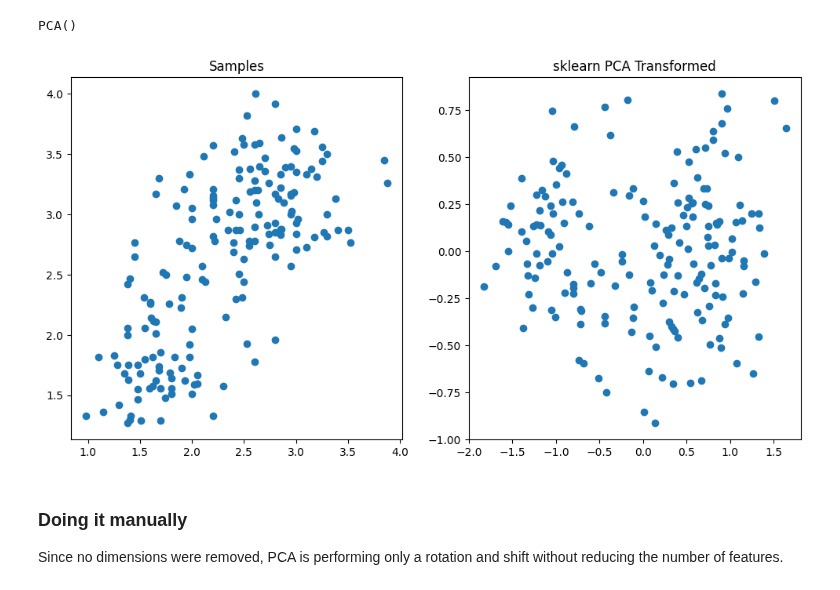
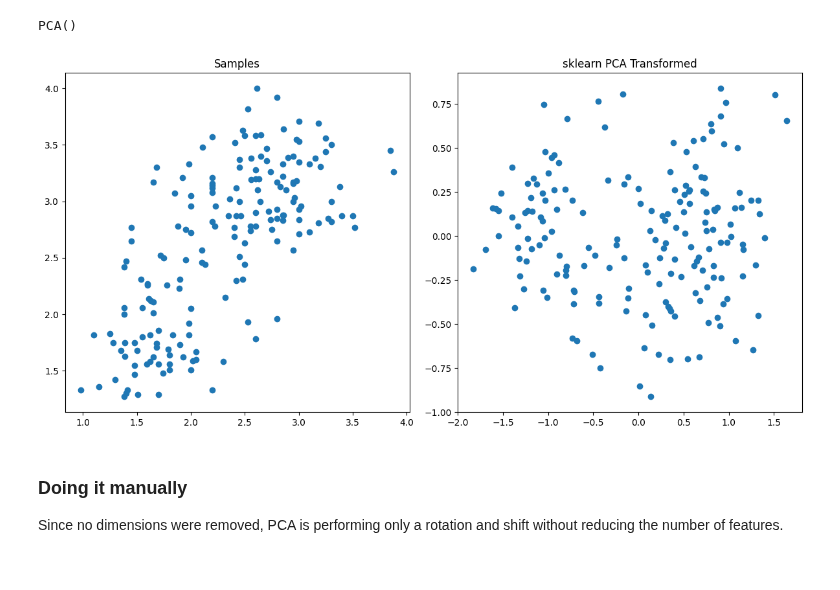
Before and after one commit to PaulToronto/DataCamp-Track---Machine-Learning-Scientist-in-Python, a Jupyter notebook: 3_3_Unsupervised_Learning_in_Python_Decorrelating_Your_Data_and_Dimension_Reduction.ipynb, the cells around one changed output. Drawn from its saved outputs; the diff is of its cells as text; code cells hidden in the pictures.

```diff
--- a/3_3_Unsupervised_Learning_in_Python_Decorrelating_Your_Data_and_Dimension_Reduction.ipynb
+++ b/3_3_Unsupervised_Learning_in_Python_Decorrelating_Your_Data_and_Dimension_Reduction.ipynb
@@ -124,14 +174,16 @@ ys_t = transformed_samples[:, 1]
 # %%
 fig, axes = plt.subplots(1, 2, figsize=(12, 6))
 
 axes[0].scatter(xs, ys)
 axes[1].scatter(xs_t, ys_t)
 
 axes[0].set_title('Samples')
 axes[1].set_title('sklearn PCA Transformed')
+
+plt.tight_layout()
 plt.show()
 # %% [output]
-[figure, old version]
+[figure, new version]
 # %% [markdown]
 ### Doing it manually
 
```
Also changed, not shown: parts of 58 cells of this notebook.
